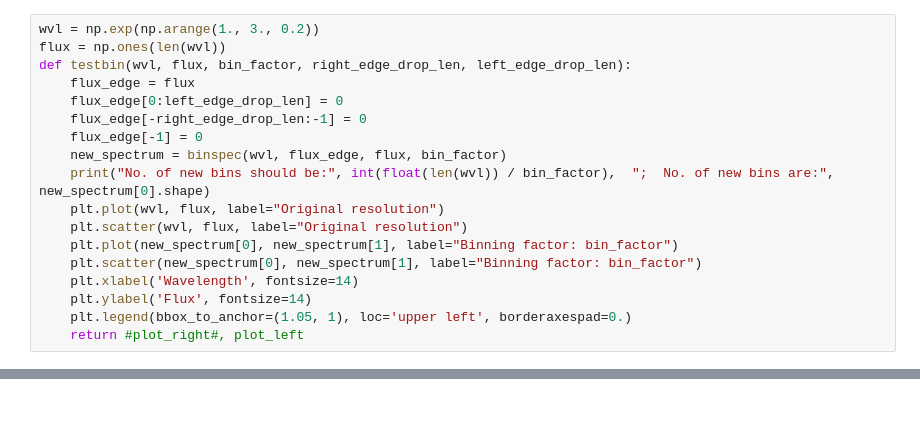
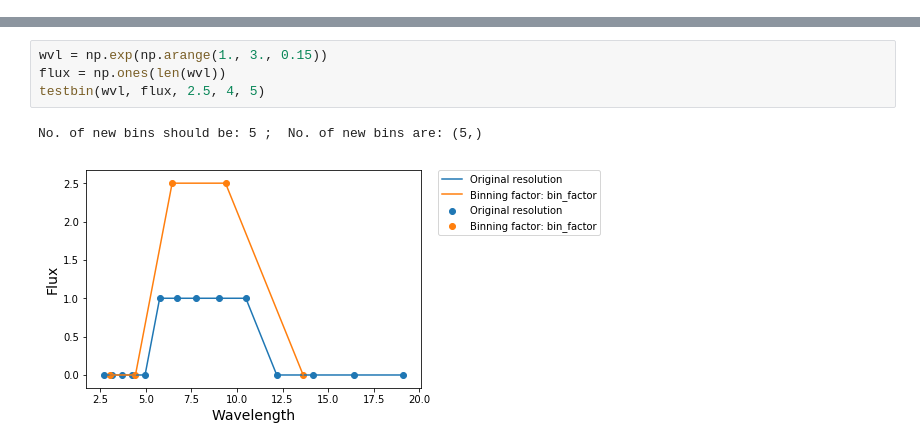
Before and after one commit to umerudel/SESNspectraPCA, a Jupyter notebook: code/test2.ipynb, the cells around one changed output, grey strips where cells are left out. Saved outputs shown, nothing was run; the diff lists cells and outputs as text; blank space fills up the shorter version.

Commit message:
function to test drops at edges

```diff
--- a/code/test2.ipynb
+++ b/code/test2.ipynb
@@ -5,18 +5,0 @@ from BinSpectra import binspec
-# %%
-wvl = np.exp(np.arange(1., 3., 0.2))
-flux = np.ones(len(wvl))
-def testbin(wvl, flux, bin_factor, right_edge_drop_len, left_edge_drop_len):
-    flux_edge = flux
-    flux_edge[0:left_edge_drop_len] = 0
-    flux_edge[-right_edge_drop_len:-1] = 0
-    flux_edge[-1] = 0
-    new_spectrum = binspec(wvl, flux_edge, flux, bin_factor)
-    print("No. of new bins should be:", int(float(len(wvl)) / bin_factor),  ";  No. of new bins are:", new_spectrum[0].shape)
-    plt.plot(wvl, flux, label="Original resolution")
-    plt.scatter(wvl, flux, label="Original resolution")
-    plt.plot(new_spectrum[0], new_spectrum[1], label="Binning factor: bin_factor")
-    plt.scatter(new_spectrum[0], new_spectrum[1], label="Binning factor: bin_factor")
-    plt.xlabel('Wavelength', fontsize=14)
-    plt.ylabel('Flux', fontsize=14)
-    plt.legend(bbox_to_anchor=(1.05, 1), loc='upper left', borderaxespad=0.)
-    return #plot_right#, plot_left
@@ -27,0 +25,7 @@ No. of new bins should be: 3 ;  No. of new bins are: (3,)
+# %%
+wvl = np.exp(np.arange(1., 3., 0.15))
+flux = np.ones(len(wvl))
+testbin(wvl, flux, 2.5, 4, 5)
+# %% [output]
+No. of new bins should be: 5 ;  No. of new bins are: (5,)
+[figure, added]
```
Also changed, not shown: parts of 14 cells of this notebook.
